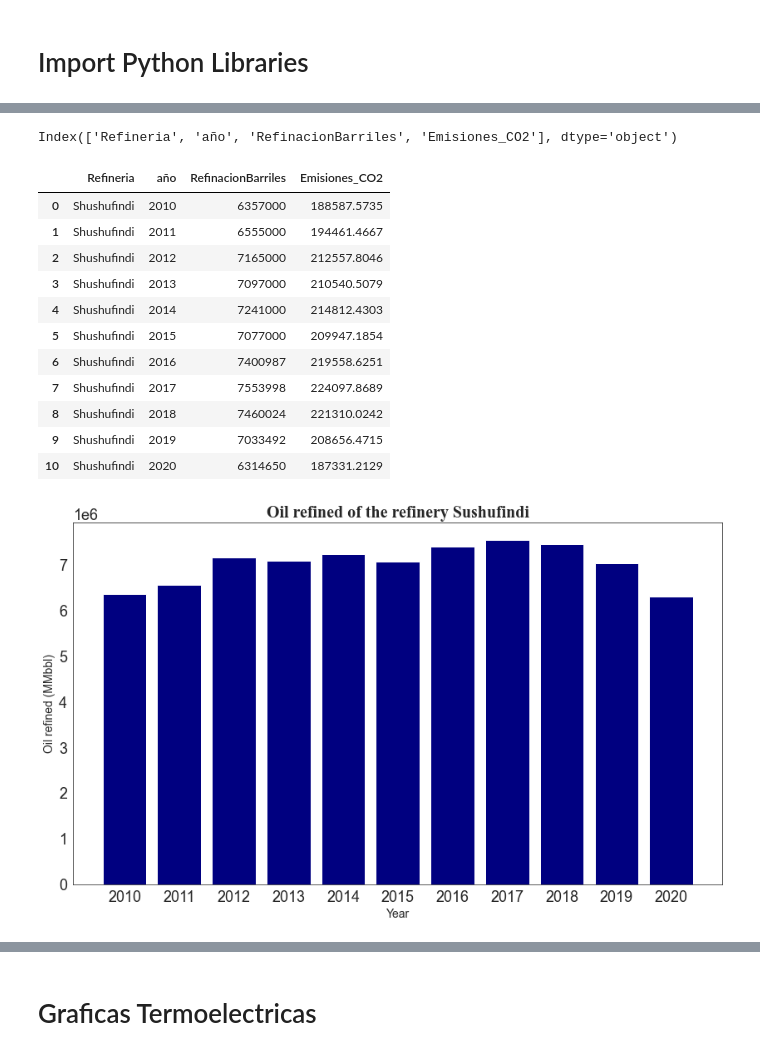
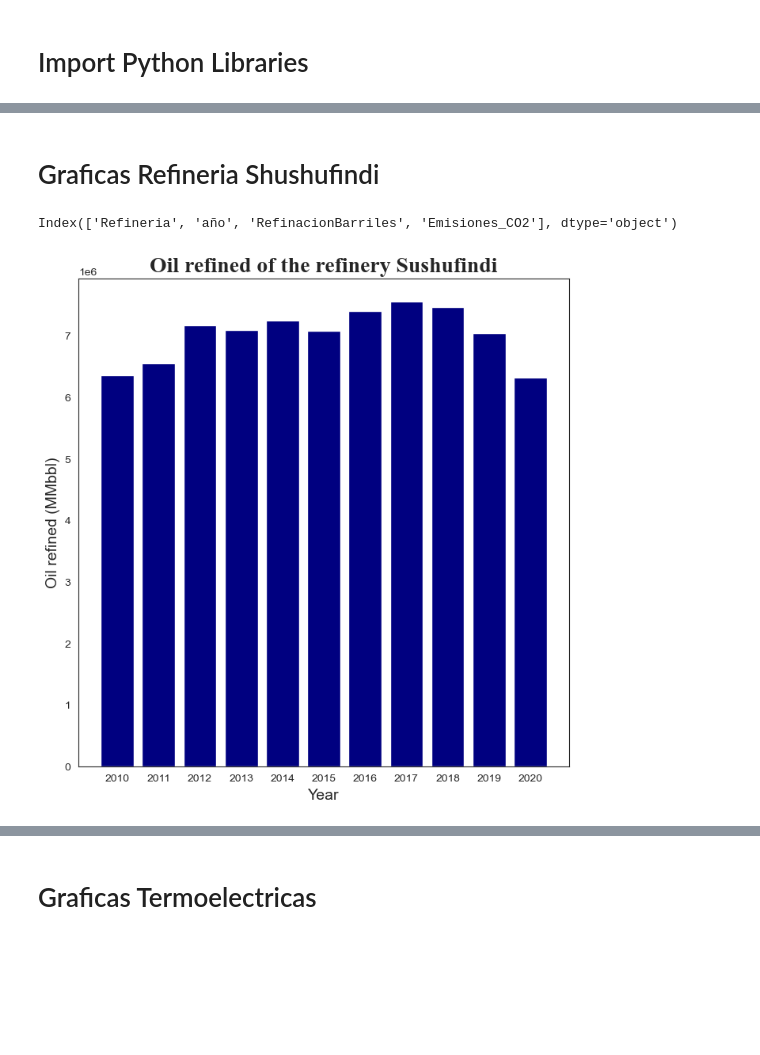
Before and after one commit to FreddyEcu-Ch/CCUS-ESPOL, a Jupyter notebook: Graficas.ipynb, the cells around one changed output, grey strips where cells are left out. Saved outputs shown, nothing was run; the diff lists cells and outputs as text; code cells hidden in the pictures; blank space fills up the shorter version.

Commit message:
Calculos termo Jorge Calculos Refineria Carlos Graficas Freddy

```diff
--- a/Graficas.ipynb
+++ b/Graficas.ipynb
@@ -17,43 +15,29 @@ sns.set_style('white')
 #Autocompletador
 %config Completer.use_jedi=False
 # %%
-engine=create_engine('sqlite:///CO2_EOR.db')
-
-df=pd.read_sql_query("SELECT* FROM R_Shushufindi", engine)
-df.head()
-df.columns
+engine=create_engine('sqlite:///Data/CO2_EOR.db')
-# %% [output]
-Index(['Refineria', 'año', 'RefinacionBarriles', 'Emisiones_CO2'], dtype='object')
+# %% [markdown]
+# Graficas Refineria Shushufindi
 # %%
-df
+df_rf=pd.read_sql_query("SELECT* FROM R_Shushufindi", engine)
+print(df_rf.columns)
 # %% [output]
-|  | Refineria | año | RefinacionBarriles | Emisiones_CO2 |
-| 0 | Shushufindi | 2010 | 6357000 | 188587.5735 |
-| 1 | Shushufindi | 2011 | 6555000 | 194461.4667 |
-| 2 | Shushufindi | 2012 | 7165000 | 212557.8046 |
-| 3 | Shushufindi | 2013 | 7097000 | 210540.5079 |
-| 4 | Shushufindi | 2014 | 7241000 | 214812.4303 |
-| 5 | Shushufindi | 2015 | 7077000 | 209947.1854 |
-| 6 | Shushufindi | 2016 | 7400987 | 219558.6251 |
-| 7 | Shushufindi | 2017 | 7553998 | 224097.8689 |
-| 8 | Shushufindi | 2018 | 7460024 | 221310.0242 |
-| 9 | Shushufindi | 2019 | 7033492 | 208656.4715 |
-| 10 | Shushufindi | 2020 | 6314650 | 187331.2129 |
+Index(['Refineria', 'año', 'RefinacionBarriles', 'Emisiones_CO2'], dtype='object')
 # %%
 #df.set_index('año')
 # %%
-fig1, ax = plt.subplots(figsize=(14,8))
+fig1, ax = plt.subplots(figsize=(8,8))
 
-ax.bar(df['año'], df['RefinacionBarriles'], color='navy')
+ax.bar(df_rf['año'], df_rf['RefinacionBarriles'], color='navy')
 ax.set_xlabel('Year', fontsize=14)
 ax.set_ylabel('Oil refined (MMbbl)', fontsize=14)
 #ax.set_xticks(ax.get_xticks())
 ax.set_title('Oil refined of the refinery Sushufindi',
              fontname="Times New Roman", size=20,fontweight="bold")
 plt.xticks([2010, 2011, 2012, 2013, 2014, 2015, 2016, 2017, 2018, 2019, 2020])
 plt.show()
 #df.iloc[6:].set_index("año")["RefinacionBarriles"].plot(kind="bar",ylabel="Barriles Refinados",title="Producción anual de la refineria de Shushufindi")
 # %% [output]
-[figure, old version]
+[figure, new version]
 # %%
 fig2 = plt.subplots(figsize=(12,8))
```
Also changed, not shown: parts of 30 cells of this notebook, 1 other file.
